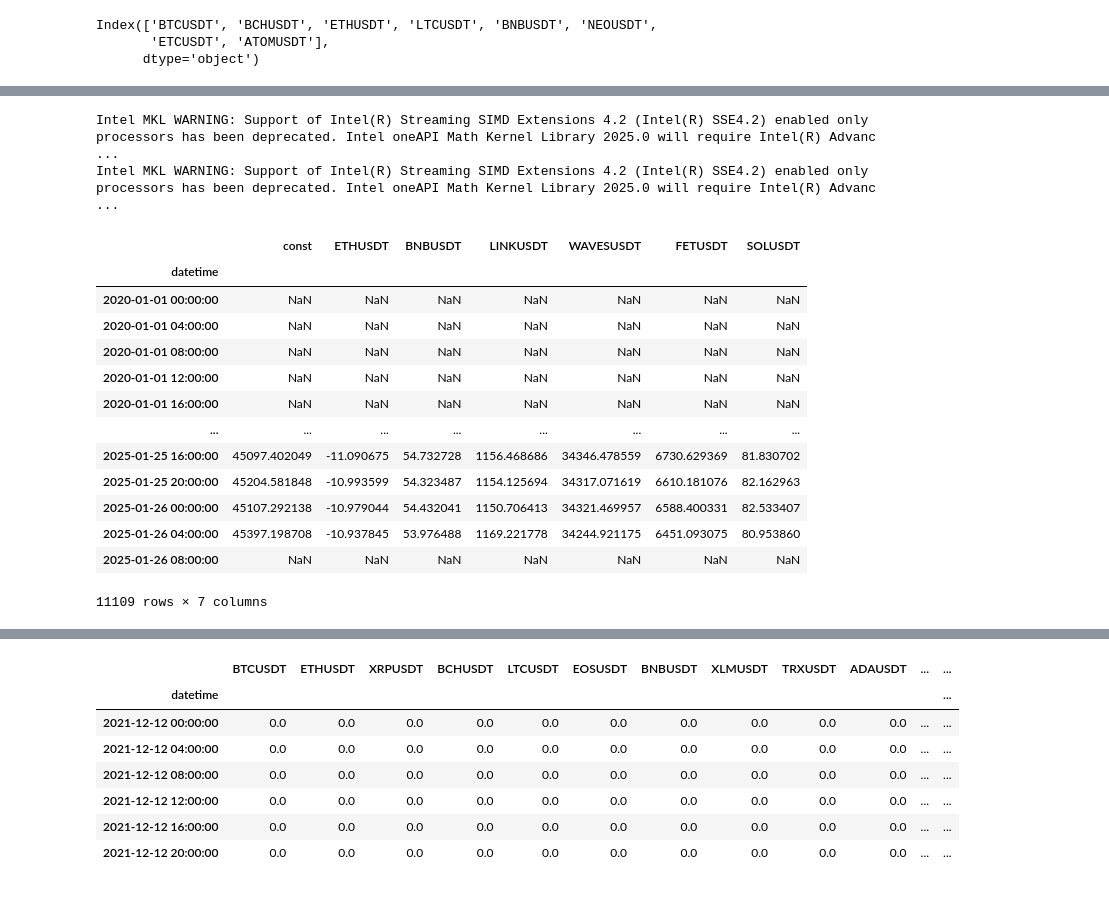
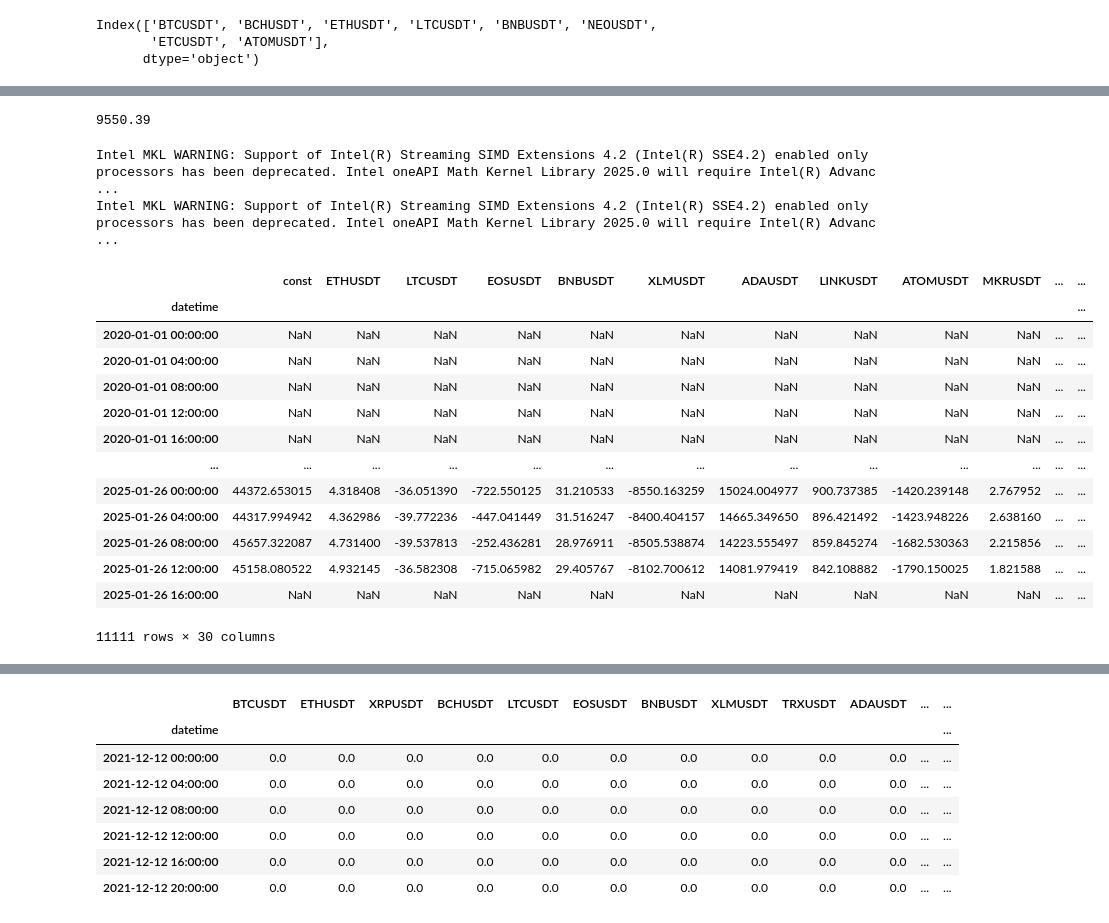
Before and after one commit to wbchristerson/jn-learning, a Jupyter notebook: strategy_09_dynamic_triples.ipynb, the cells around one changed output, grey strips where cells are left out. Cells and saved outputs as stored; diff of their text form; code cells hidden in the pictures.

```diff
--- a/strategy_09_dynamic_triples.ipynb
+++ b/strategy_09_dynamic_triples.ipynb
@@ -129,7 +132,7 @@ Index(['BTCUSDT', 'BCHUSDT', 'ETHUSDT', 'LTCUSDT', 'BNBUSDT', 'NEOUSDT',
 # all_coins = list(coins) + ['SOLUSDT', 'DOTUSDT']
 # all_coins
 
-u = px_close.corr()['BTCUSDT']
+u = px_close.loc[:in_sample_end].corr()['BTCUSDT']
 all_coins = list(u[u > 0.8].index)
 all_coins
 # %% [output]
@@ -266,24 +343,32 @@ Name: 2020-01-02 08:00:00, dtype: float64
+# %%
+px_close.loc["2020-06-01 00:00:00"]["BTCUSDT"]
+# %% [output]
+9550.39
 # %%
 from statsmodels.regression.rolling import RollingOLS
 
 model = RollingOLS(px_close["BTCUSDT"], independent_data_with_zeroes, window=look_back_window_size,
-                   min_nobs=look_back_min_periods, expanding=True)
+                   min_nobs=look_back_min_periods,
+                   expanding=True)
+
+# model = RollingOLS(px_close["BTCUSDT"], independent_data_with_zeroes, window=8, expanding=True)
+
 rolling_result = model.fit(params_only=True)
 rolling_result.params
 # %% [output]
 Intel MKL WARNING: Support of Intel(R) Streaming SIMD Extensions 4.2 (Intel(R) SSE4.2) enabled only processors has been deprecated. Intel oneAPI Math Kernel Library 2025.0 will require Intel(R) Advanc ...
 Intel MKL WARNING: Support of Intel(R) Streaming SIMD Extensions 4.2 (Intel(R) SSE4.2) enabled only processors has been deprecated. Intel oneAPI Math Kernel Library 2025.0 will require Intel(R) Advanc ...
-|  | const | ETHUSDT | BNBUSDT | LINKUSDT | WAVESUSDT | FETUSDT | SOLUSDT |
-| datetime |  |  |  |  |  |  |  |
-| 2020-01-01 00:00:00 | NaN | NaN | NaN | NaN | NaN | NaN | NaN |
-| 2020-01-01 04:00:00 | NaN | NaN | NaN | NaN | NaN | NaN | NaN |
-| 2020-01-01 08:00:00 | NaN | NaN | NaN | NaN | NaN | NaN | NaN |
-| 2020-01-01 12:00:00 | NaN | NaN | NaN | NaN | NaN | NaN | NaN |
-| 2020-01-01 16:00:00 | NaN | NaN | NaN | NaN | NaN | NaN | NaN |
-| ... | ... | ... | ... | ... | ... | ... | ... |
-| 2025-01-25 16:00:00 | 45097.402049 | -11.090675 | 54.732728 | 1156.468686 | 34346.478559 | 6730.629369 | 81.830702 |
-| 2025-01-25 20:00:00 | 45204.581848 | -10.993599 | 54.323487 | 1154.125694 | 34317.071619 | 6610.181076 | 82.162963 |
-| 2025-01-26 00:00:00 | 45107.292138 | -10.979044 | 54.432041 | 1150.706413 | 34321.469957 | 6588.400331 | 82.533407 |
-| 2025-01-26 04:00:00 | 45397.198708 | -10.937845 | 53.976488 | 1169.221778 | 34244.921175 | 6451.093075 | 80.953860 |
-| 2025-01-26 08:00:00 | NaN | NaN | NaN | NaN | NaN | NaN | NaN |
+|  | const | ETHUSDT | LTCUSDT | EOSUSDT | BNBUSDT | XLMUSDT | ADAUSDT | LINKUSDT | ATOMUSDT | MKRUSDT | ... | ... |
+| datetime |  |  |  |  |  |  |  |  |  |  |  | ... |
+| 2020-01-01 00:00:00 | NaN | NaN | NaN | NaN | NaN | NaN | NaN | NaN | NaN | NaN | ... | ... |
+| 2020-01-01 04:00:00 | NaN | NaN | NaN | NaN | NaN | NaN | NaN | NaN | NaN | NaN | ... | ... |
+| 2020-01-01 08:00:00 | NaN | NaN | NaN | NaN | NaN | NaN | NaN | NaN | NaN | NaN | ... | ... |
+| 2020-01-01 12:00:00 | NaN | NaN | NaN | NaN | NaN | NaN | NaN | NaN | NaN | NaN | ... | ... |
+| 2020-01-01 16:00:00 | NaN | NaN | NaN | NaN | NaN | NaN | NaN | NaN | NaN | NaN | ... | ... |
+| ... | ... | ... | ... | ... | ... | ... | ... | ... | ... | ... | ... | ... |
+| 2025-01-26 00:00:00 | 44372.653015 | 4.318408 | -36.051390 | -722.550125 | 31.210533 | -8550.163259 | 15024.004977 | 900.737385 | -1420.239148 | 2.767952 | ... | ... |
+| 2025-01-26 04:00:00 | 44317.994942 | 4.362986 | -39.772236 | -447.041449 | 31.516247 | -8400.404157 | 14665.349650 | 896.421492 | -1423.948226 | 2.638160 | ... | ... |
+| 2025-01-26 08:00:00 | 45657.322087 | 4.731400 | -39.537813 | -252.436281 | 28.976911 | -8505.538874 | 14223.555497 | 859.845274 | -1682.530363 | 2.215856 | ... | ... |
+| 2025-01-26 12:00:00 | 45158.080522 | 4.932145 | -36.582308 | -715.065982 | 29.405767 | -8102.700612 | 14081.979419 | 842.108882 | -1790.150025 | 1.821588 | ... | ... |
+| 2025-01-26 16:00:00 | NaN | NaN | NaN | NaN | NaN | NaN | NaN | NaN | NaN | NaN | ... | ... |
-11109 rows × 7 columns
+11111 rows × 30 columns
```
Also changed, not shown: parts of 37 cells of this notebook.
